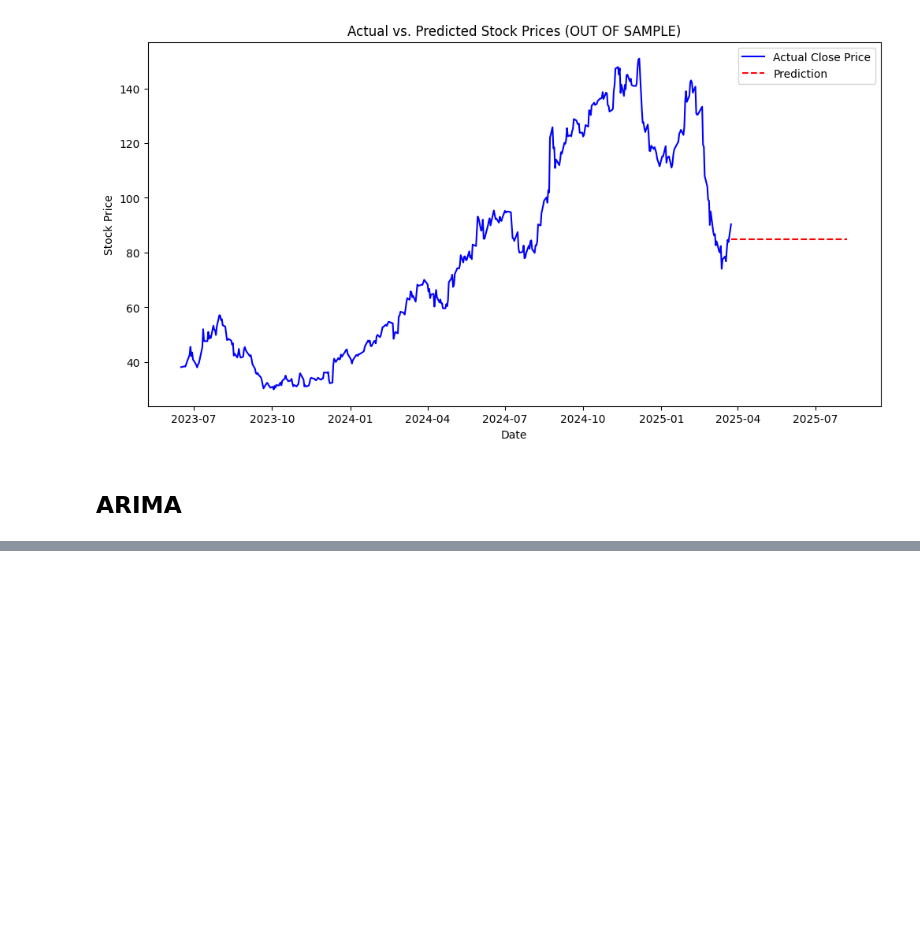
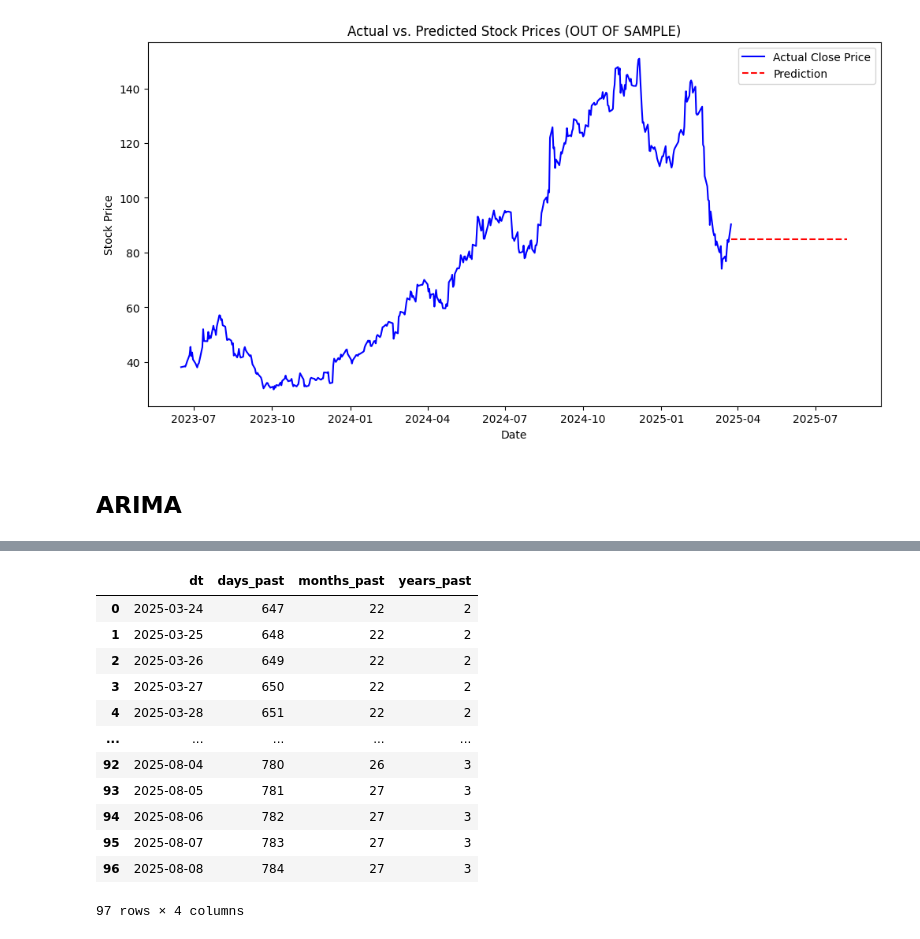
Before and after one commit to mfannin099/Stock_Analysis, a Jupyter notebook: predictions.ipynb, the cells around one changed output, grey strips where cells are left out. Cells and saved outputs as stored; diff of their text form; code cells hidden in the pictures; blank space fills up the shorter version.

```diff
--- a/predictions.ipynb
+++ b/predictions.ipynb
@@ -356,0 +452,16 @@ Mean Absolute Percentage Error (MAPE): 47.56%
+# %%
+predictions_df_lin_reg
+# %% [output]
+|  | dt | days_past | months_past | years_past |
+| 0 | 2025-03-24 | 647 | 22 | 2 |
+| 1 | 2025-03-25 | 648 | 22 | 2 |
+| 2 | 2025-03-26 | 649 | 22 | 2 |
+| 3 | 2025-03-27 | 650 | 22 | 2 |
+| 4 | 2025-03-28 | 651 | 22 | 2 |
+| ... | ... | ... | ... | ... |
+| 92 | 2025-08-04 | 780 | 26 | 3 |
+| 93 | 2025-08-05 | 781 | 27 | 3 |
+| 94 | 2025-08-06 | 782 | 27 | 3 |
+| 95 | 2025-08-07 | 783 | 27 | 3 |
+| 96 | 2025-08-08 | 784 | 27 | 3 |
+97 rows × 4 columns
```
Also changed, not shown: parts of 12 cells of this notebook.
